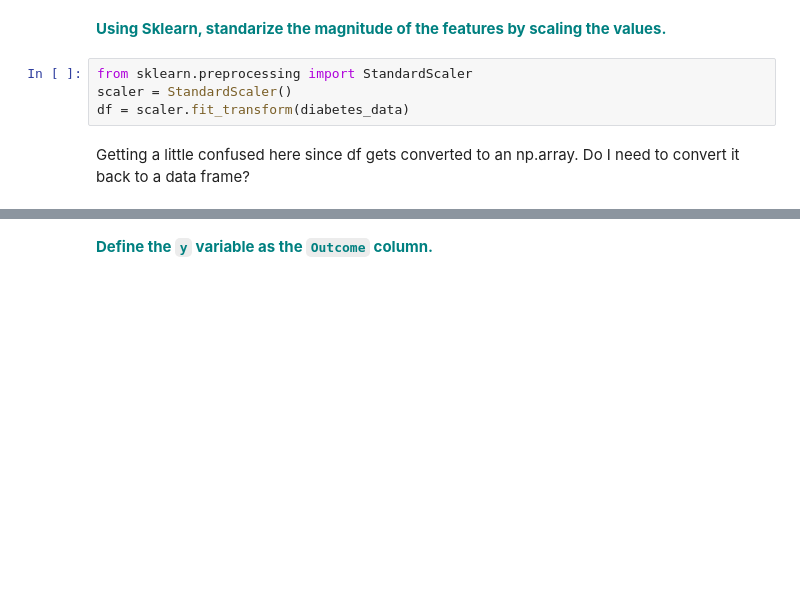
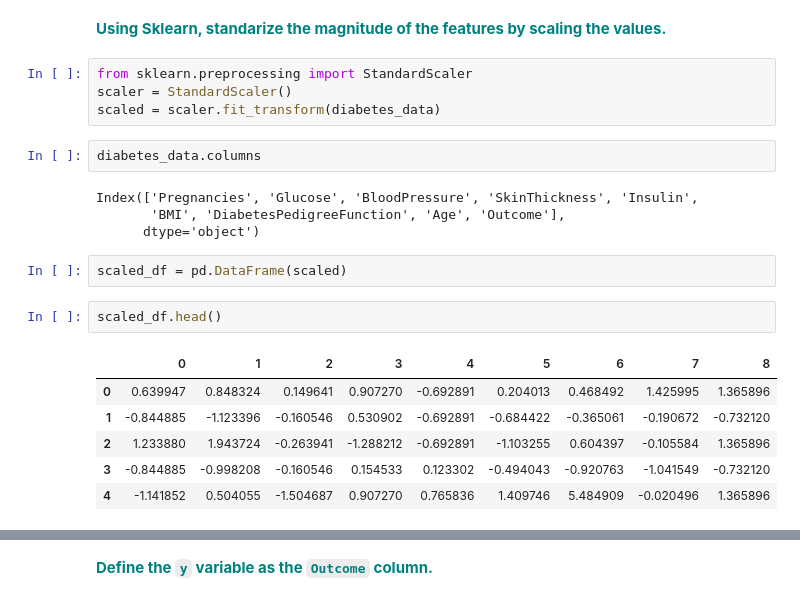
Before and after one commit to hank-butler/Case-Study-GridSearch, a Jupyter notebook: Case-Study-GridSearchKNN.ipynb, the cells around one changed output, grey strips where cells are left out. Drawn from its saved outputs; the diff is of its cells as text; blank space fills up the shorter version.

Commit message:
Updated file with scaled data converted to data frame

```diff
--- a/Case-Study-GridSearchKNN.ipynb
+++ b/Case-Study-GridSearchKNN.ipynb
@@ -126,6 +126,21 @@ Correlation between various features
 # %%
 from sklearn.preprocessing import StandardScaler
 scaler = StandardScaler()
-df = scaler.fit_transform(diabetes_data)
+scaled = scaler.fit_transform(diabetes_data)
-# %% [markdown]
-Getting a little confused here since df gets converted to an np.array. Do I need to convert it back to a data frame?
+# %%
+diabetes_data.columns
+# %% [output]
+Index(['Pregnancies', 'Glucose', 'BloodPressure', 'SkinThickness', 'Insulin',
+       'BMI', 'DiabetesPedigreeFunction', 'Age', 'Outcome'],
+      dtype='object')
+# %%
+scaled_df = pd.DataFrame(scaled)
+# %%
+scaled_df.head()
+# %% [output]
+|  | 0 | 1 | 2 | 3 | 4 | 5 | 6 | 7 | 8 |
+| 0 | 0.639947 | 0.848324 | 0.149641 | 0.907270 | -0.692891 | 0.204013 | 0.468492 | 1.425995 | 1.365896 |
+| 1 | -0.844885 | -1.123396 | -0.160546 | 0.530902 | -0.692891 | -0.684422 | -0.365061 | -0.190672 | -0.732120 |
+| 2 | 1.233880 | 1.943724 | -0.263941 | -1.288212 | -0.692891 | -1.103255 | 0.604397 | -0.105584 | 1.365896 |
+| 3 | -0.844885 | -0.998208 | -0.160546 | 0.154533 | 0.123302 | -0.494043 | -0.920763 | -1.041549 | -0.732120 |
+| 4 | -1.141852 | 0.504055 | -1.504687 | 0.907270 | 0.765836 | 1.409746 | 5.484909 | -0.020496 | 1.365896 |
```
Also changed, not shown: parts of 6 cells of this notebook.
